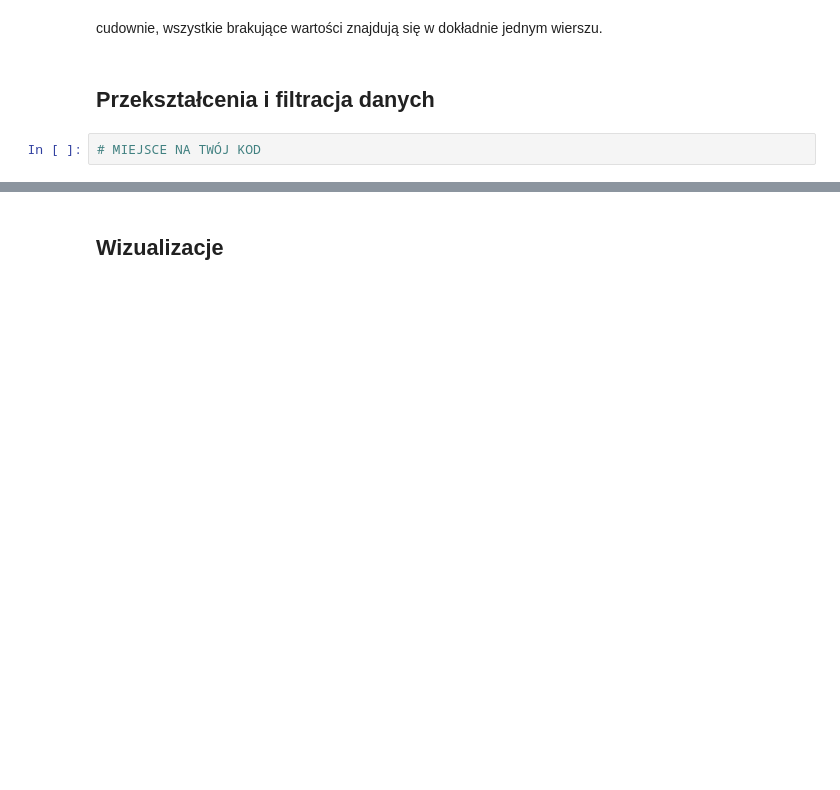
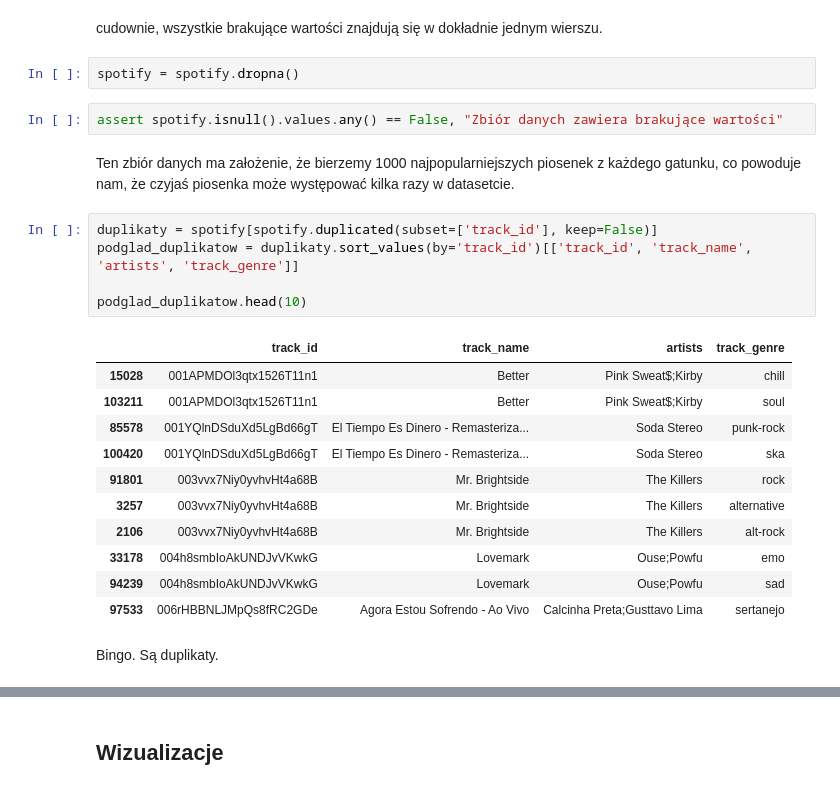
Before and after one commit to Zajecia-na-PWr-LR/lista-2-wiktoriamalinowska, a Jupyter notebook: UczenieMaszynowe_25_26_Lista2.ipynb, the cells around one changed output, grey strips where cells are left out. Cells and saved outputs as stored; diff of their text form; blank space fills up the shorter version.

```diff
--- a/UczenieMaszynowe_25_26_Lista2.ipynb
+++ b/UczenieMaszynowe_25_26_Lista2.ipynb
@@ -392,7 +394,28 @@ spotify[spotify.artists.isnull()]
 | 65900 | 1kR4gIb7nGxHPI3D2ifs59 | NaN | NaN | NaN | 0 | 0 | False | 0.501 | 0.583 | ... |
 # %% [markdown]
 cudownie, wszystkie brakujące wartości znajdują się w dokładnie jednym wierszu.
-# %% [markdown]
-## Przekształcenia i filtracja danych
-# %%
-# MIEJSCE NA TWÓJ KOD
+# %%
+spotify = spotify.dropna()
+# %%
+assert spotify.isnull().values.any() == False, "Zbiór danych zawiera brakujące wartości"
+# %% [markdown]
+Ten zbiór danych ma założenie, że bierzemy 1000 najpopularniejszych piosenek z każdego gatunku, co powoduje nam, że czyjaś piosenka może występować kilka razy w datasetcie.
+# %%
+duplikaty = spotify[spotify.duplicated(subset=['track_id'], keep=False)]
+podglad_duplikatow = duplikaty.sort_values(by='track_id')[['track_id', 'track_name', 'artists', 'track_genre']]
+
+podglad_duplikatow.head(10)
+# %% [output]
+|  | track_id | track_name | artists | track_genre |
+| 15028 | 001APMDOl3qtx1526T11n1 | Better | Pink Sweat$;Kirby | chill |
+| 103211 | 001APMDOl3qtx1526T11n1 | Better | Pink Sweat$;Kirby | soul |
+| 85578 | 001YQlnDSduXd5LgBd66gT | El Tiempo Es Dinero - Remasteriza... | Soda Stereo | punk-rock |
+| 100420 | 001YQlnDSduXd5LgBd66gT | El Tiempo Es Dinero - Remasteriza... | Soda Stereo | ska |
+| 91801 | 003vvx7Niy0yvhvHt4a68B | Mr. Brightside | The Killers | rock |
+| 3257 | 003vvx7Niy0yvhvHt4a68B | Mr. Brightside | The Killers | alternative |
+| 2106 | 003vvx7Niy0yvhvHt4a68B | Mr. Brightside | The Killers | alt-rock |
+| 33178 | 004h8smbIoAkUNDJvVKwkG | Lovemark | Ouse;Powfu | emo |
+| 94239 | 004h8smbIoAkUNDJvVKwkG | Lovemark | Ouse;Powfu | sad |
+| 97533 | 006rHBBNLJMpQs8fRC2GDe | Agora Estou Sofrendo - Ao Vivo | Calcinha Preta;Gusttavo Lima | sertanejo |
+# %% [markdown]
+Bingo. Są duplikaty.
```
Also changed, not shown: parts of 13 cells of this notebook.
